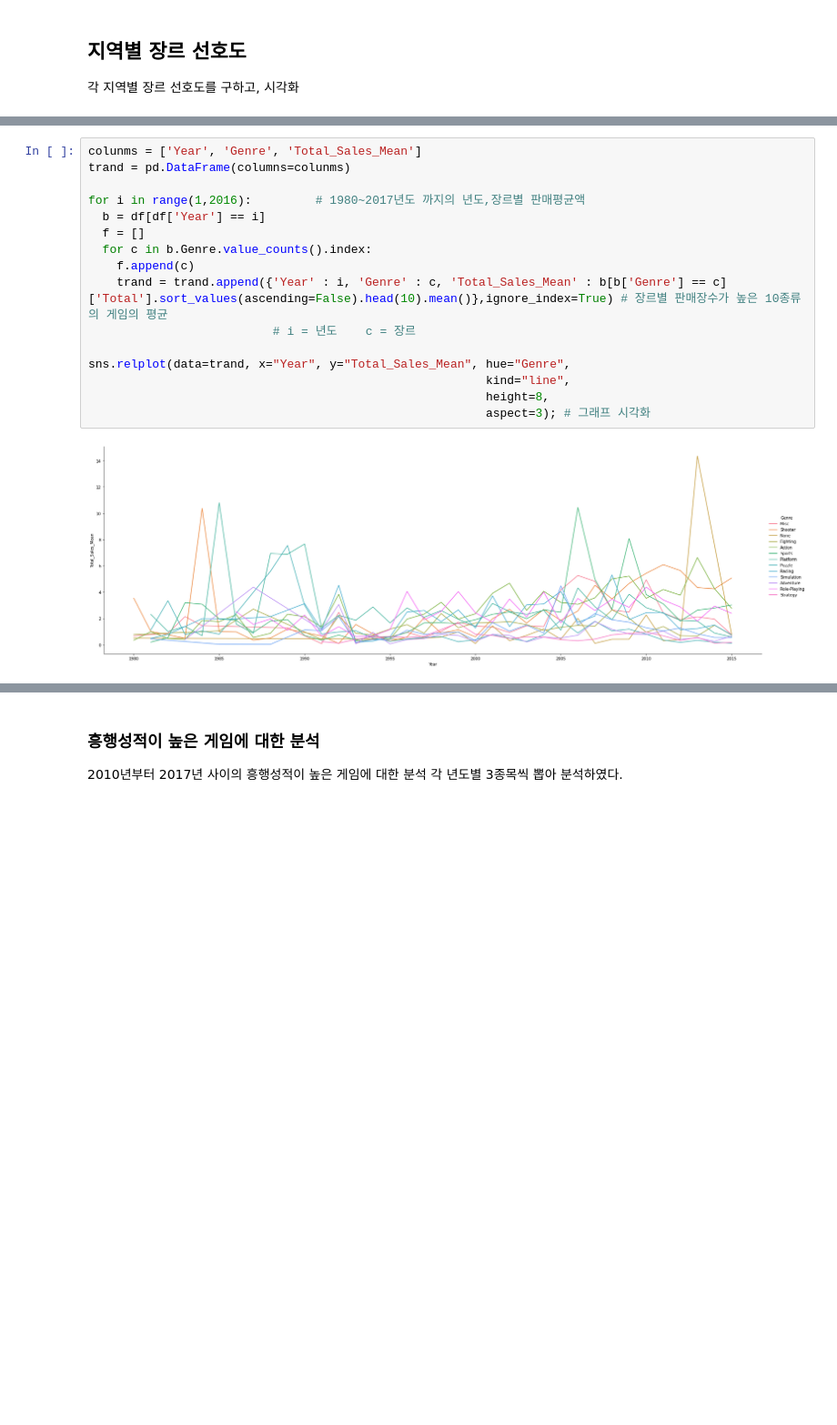
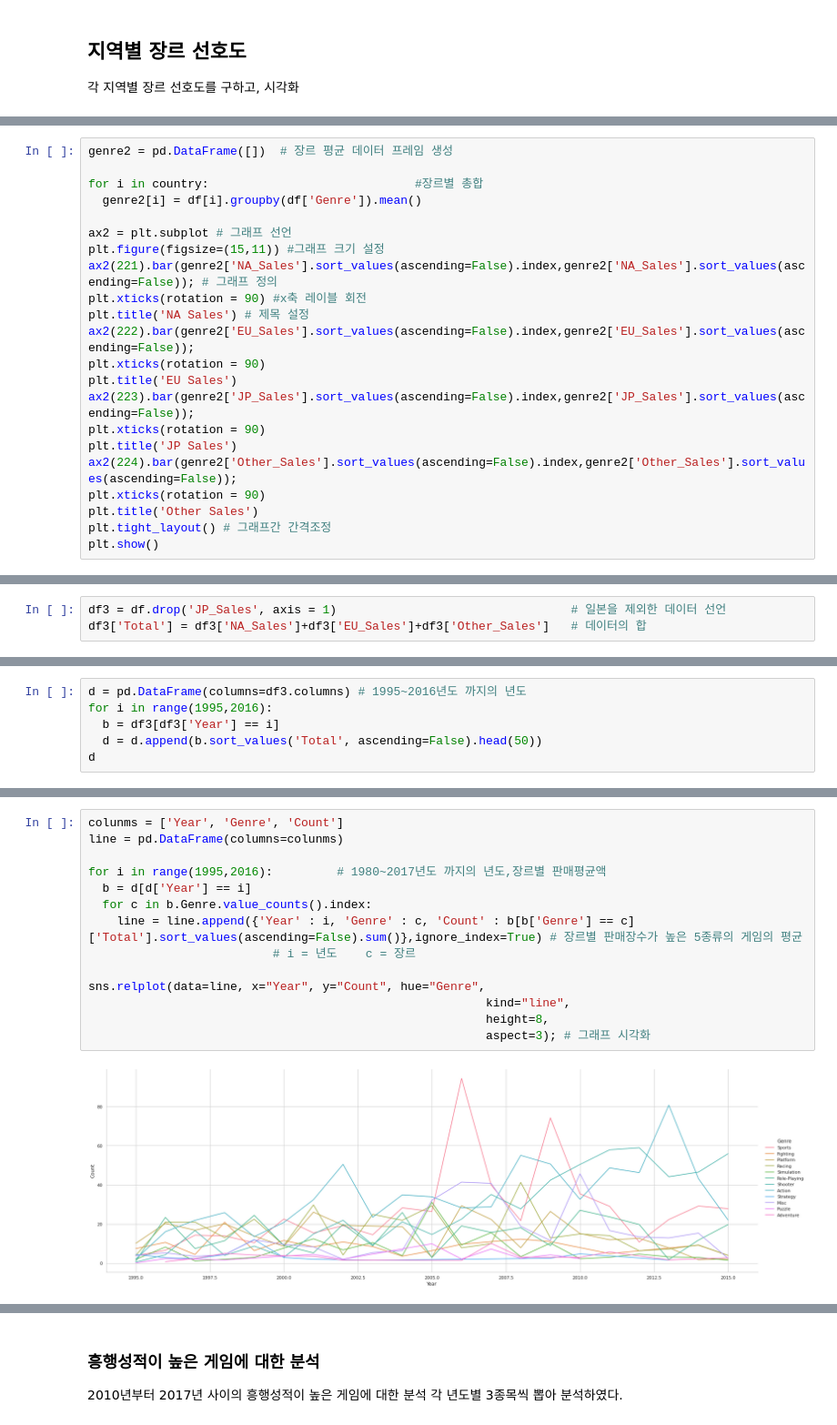
Before and after one commit to Piat0046/PractiseProject, a Jupyter notebook: Project1.ipynb, the cells around one changed output, grey strips where cells are left out. Shown at 91% size. Saved outputs shown, nothing was run; the diff lists cells and outputs as text; blank space fills up the shorter version.

```diff
--- a/Project1.ipynb
+++ b/Project1.ipynb
@@ -147,0 +149,22 @@ YG_fig = sns.catplot(x = 'Year', y = 'Count', col = 'Genre', kind = 'bar', col_w
+# %%
+genre2 = pd.DataFrame([])  # 장르 평균 데이터 프레임 생성
+
+for i in country:                             #장르별 총합
+  genre2[i] = df[i].groupby(df['Genre']).mean()
+
+ax2 = plt.subplot # 그래프 선언
+plt.figure(figsize=(15,11)) #그래프 크기 설정
+ax2(221).bar(genre2['NA_Sales'].sort_values(ascending=False).index,genre2['NA_Sales'].sort_values(ascending=False)); # 그래프 정의
+plt.xticks(rotation = 90) #x축 레이블 회전
+plt.title('NA Sales') # 제목 설정
+ax2(222).bar(genre2['EU_Sales'].sort_values(ascending=False).index,genre2['EU_Sales'].sort_values(ascending=False));
+plt.xticks(rotation = 90)
+plt.title('EU Sales')
+ax2(223).bar(genre2['JP_Sales'].sort_values(ascending=False).index,genre2['JP_Sales'].sort_values(ascending=False));
+plt.xticks(rotation = 90)
+plt.title('JP Sales')
+ax2(224).bar(genre2['Other_Sales'].sort_values(ascending=False).index,genre2['Other_Sales'].sort_values(ascending=False));
+plt.xticks(rotation = 90)
+plt.title('Other Sales')
+plt.tight_layout() # 그래프간 간격조정
+plt.show()
@@ -147,0 +177,3 @@ YG_fig = sns.catplot(x = 'Year', y = 'Count', col = 'Genre', kind = 'bar', col_w
+# %%
+df3 = df.drop('JP_Sales', axis = 1)                                 # 일본을 제외한 데이터 선언
+df3['Total'] = df3['NA_Sales']+df3['EU_Sales']+df3['Other_Sales']   # 데이터의 합
@@ -147,0 +182,6 @@ YG_fig = sns.catplot(x = 'Year', y = 'Count', col = 'Genre', kind = 'bar', col_w
+# %%
+d = pd.DataFrame(columns=df3.columns) # 1995~2016년도 까지의 년도
+for i in range(1995,2016):
+  b = df3[df3['Year'] == i]
+  d = d.append(b.sort_values('Total', ascending=False).head(50))
+d
@@ -148,18 +202,16 @@ YG_fig = sns.catplot(x = 'Year', y = 'Count', col = 'Genre', kind = 'bar', col_w
 # %%
-colunms = ['Year', 'Genre', 'Total_Sales_Mean']
-trand = pd.DataFrame(columns=colunms)
+colunms = ['Year', 'Genre', 'Count']
+line = pd.DataFrame(columns=colunms)
 
-for i in range(1,2016):         # 1980~2017년도 까지의 년도,장르별 판매평균액
-  b = df[df['Year'] == i]
-  f = []
+for i in range(1995,2016):         # 1980~2017년도 까지의 년도,장르별 판매평균액
+  b = d[d['Year'] == i]
   for c in b.Genre.value_counts().index:
-    f.append(c)
-    trand = trand.append({'Year' : i, 'Genre' : c, 'Total_Sales_Mean' : b[b['Genre'] == c]['Total'].sort_values(ascending=False).head(10).mean()},ignore_index=True) # 장르별 판매장수가 높은 10종류의 게임의 평균
+    line = line.append({'Year' : i, 'Genre' : c, 'Count' : b[b['Genre'] == c]['Total'].sort_values(ascending=False).sum()},ignore_index=True) # 장르별 판매장수가 높은 5종류의 게임의 평균
                           # i = 년도    c = 장르
 
-sns.relplot(data=trand, x="Year", y="Total_Sales_Mean", hue="Genre",
+sns.relplot(data=line, x="Year", y="Count", hue="Genre",
                                                         kind="line",
                                                         height=8,
                                                         aspect=3); # 그래프 시각화
 # %% [output]
-[figure, old version]
+[figure, new version]
```
Also changed, not shown: parts of 43 cells of this notebook.
